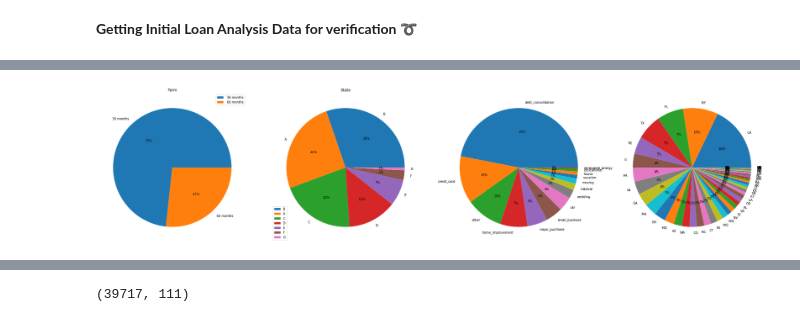
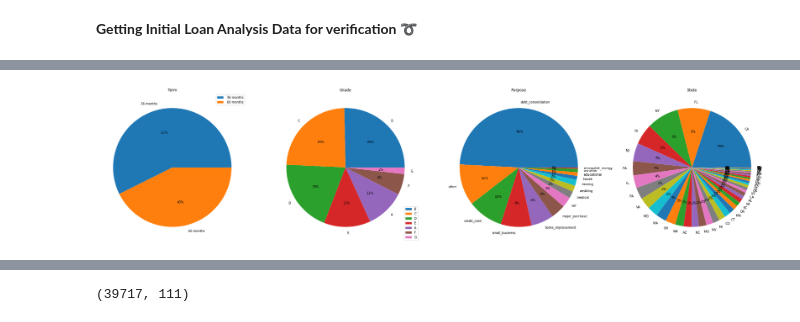
Before and after one commit to samrich76/Lending_Risk_Analysis, a Jupyter notebook: Lending_Risk_Analysis.ipynb, the cells around one changed output, grey strips where cells are left out. Drawn from its saved outputs; the diff is of its cells as text; code cells hidden in the pictures.

```diff
--- a/Lending_Risk_Analysis.ipynb
+++ b/Lending_Risk_Analysis.ipynb
@@ -76,3 +67,12 @@ array([' 36 months', ' 60 months'], dtype=object)
+# %%
+
+#transform the loan-status into a binary variable where 'Charged Off' = 1 and 'Fully Paid' = 0.
+loandataset['loan_status_bin'] = loandataset['loan_status'].map({'Charged Off': 1, 'Fully Paid': 0})
+# %%
+loandataset['long_emp'] = loandataset['emp_length'].apply(lambda x: 1*(x=='10+ years'))
+loandataset['short_emp'] = loandataset['emp_length'].apply(lambda x: 1*(x=='1 year' or x=='< 1 year'))
+# %%
+loandataset['int_rate'] = loandataset['int_rate'].str[:-1].astype(float)
 # %%
 pd.pivot_table(loandataset, index=['term', 'loan_status'], values='id', aggfunc='count').head(10)
 # %% [output]
@@ -88,29 +197,30 @@ pd.pivot_table(loandataset, index=['term', 'loan_status'], values='id', aggfunc=
 # %%
-term_data_1 =  loandataset['term'].value_counts().reset_index()
-grade_data_1 =  loandataset['grade'].value_counts().reset_index()
-purpose_data_1 = loandataset['purpose'].value_counts().reset_index()
-state_data_1 = loandataset['addr_state'].value_counts().reset_index()
+
+term_data = ChargedOff_loandataset['term'].value_counts().reset_index()
+grade_data = ChargedOff_loandataset['grade'].value_counts().reset_index()
+purpose_data =ChargedOff_loandataset['purpose'].value_counts().reset_index()
+state_data =ChargedOff_loandataset['addr_state'].value_counts().reset_index()
 
 fig , (ax1,ax2,ax3,ax4) = plt.subplots(nrows = 1, ncols=4,figsize=(30,30))
 
 #fig = plt.figure(figsize=(20,20))
-ax1.pie(term_data_1['term'], labels=term_data_1['index'],  autopct='%.0f%%')
+ax1.pie(term_data['term'], labels=term_data['index'],  autopct='%.0f%%')
 ax1.legend()
 ax1.set_title("Term")
 
-ax2.pie(grade_data_1['grade'], labels=grade_data_1['index'],  autopct='%.0f%%')
+ax2.pie(grade_data['grade'], labels=grade_data['index'],  autopct='%.0f%%')
 ax2.legend()
 ax2.set_title("Grade")
 
-ax3.pie(purpose_data_1['purpose'], labels=purpose_data_1['index'],  autopct='%.0f%%')
+ax3.pie(purpose_data['purpose'], labels=purpose_data['index'],  autopct='%.0f%%')
 #ax3.legend()
-ax2.set_title("Purpose")
+ax3.set_title("Purpose")
 
-ax4.pie(state_data_1['addr_state'], labels=state_data_1['index'],  autopct='%.0f%%')
+ax4.pie(state_data['addr_state'], labels=state_data['index'],  autopct='%.0f%%')
 #ax4.legend()
-ax2.set_title("State")
+ax4.set_title("State")
 
 plt.tight_layout()
 plt.show()
 # %% [output]
-[figure, old version]
+[figure, new version]
```
Also changed, not shown: parts of 24 cells of this notebook.
